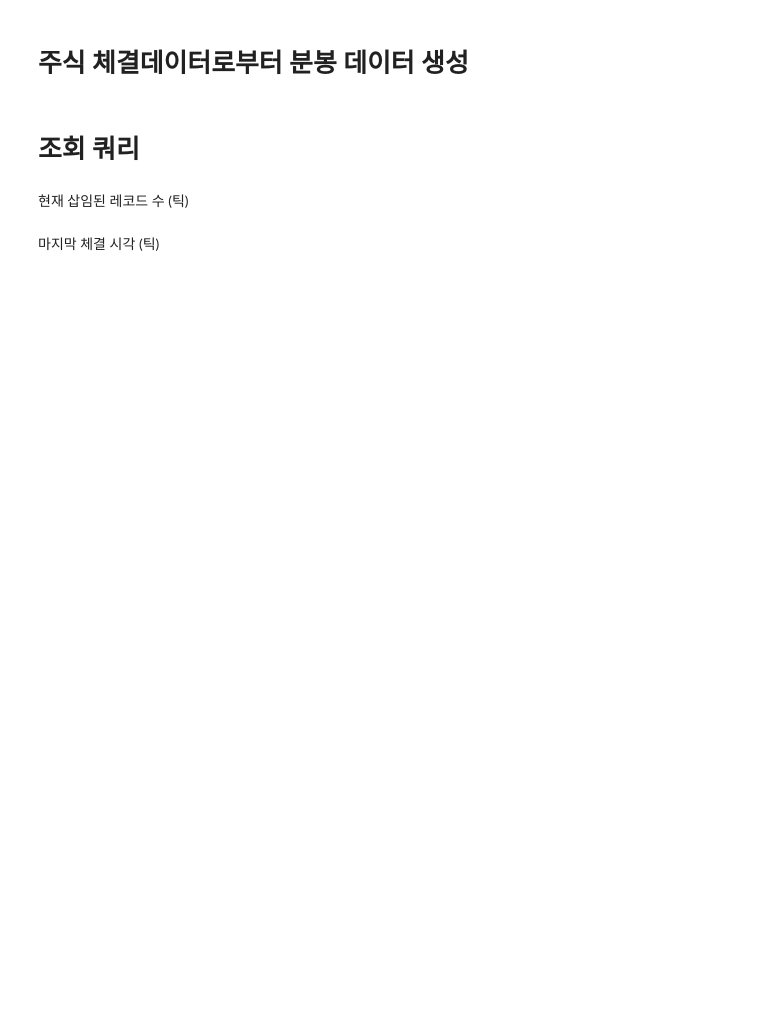
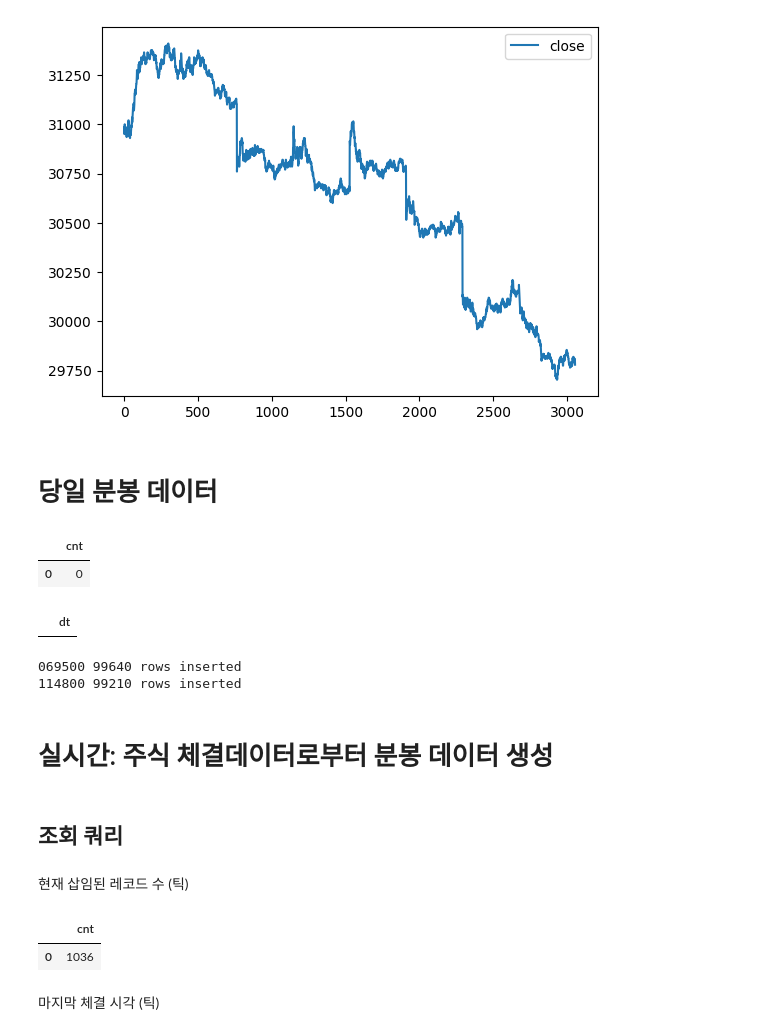
Before and after one commit to jangmino/AIFT2022, a Jupyter notebook: jupyter/data_provider_scratch.ipynb, the cells around one changed output. Drawn from its saved outputs; the diff is of its cells as text; code cells hidden in the pictures; blank space fills up the shorter version.

Commit message:
data_provider 디버깅 노트북 및 .gitignore

```diff
--- a/jupyter/data_provider_scratch.ipynb
+++ b/jupyter/data_provider_scratch.ipynb
@@ -30,0 +18,2 @@ os.path.join(work_path, config_db['database'])
+# %%
+cm = ConfigManager('../config/.config.xml')
@@ -41 +42,3 @@ provider_ = MinuteChartDataProvider(db_path=os.path.join(work_path, config_db['d
+# %%
+history_provider = MinuteChartDataProvider.Factory(cm, tag='history')
 # %%
@@ -69,2 +50,6 @@ history_df = minute_data_provider1.query(f'select * from {minute_data_provider1.
+# %%
+history_minute_dic = history_provider.get_history_from_ndays_ago(n_days=14)
+# %%
+history_df = history_minute_dic['069500']
 # %%
 history_df
@@ -70,0 +71,7 @@ history_df
+# %%
+if len(history_df) > 0:
+  history_df.plot(use_index=False, y='close')
+# %% [output]
+[figure, added]
+# %% [markdown]
+# 당일 분봉 데이터
@@ -70,0 +80,9 @@ history_df
+# %%
+today_minute_provider.query(f'select count(*) cnt from {today_minute_provider.table_name}')
+# %% [output]
+|  | cnt |
+| 0 | 0 |
+# %%
+today_minute_provider.query(f"SELECT dt FROM {today_minute_provider.table_name} WHERE st_code='069500' ORDER BY dt DESC LIMIT 1")
+# %% [output]
+|  | dt |
@@ -70,0 +92,8 @@ history_df
+# %%
+for st_code, csv_path in tqdm(csv_paths[:2]):
+  df = pd.read_csv(csv_path, dtype={'체결시간':str})
+  num_inserted = today_minute_provider.insert_raw_dataframe_data(df, st_code)
+  print(f'{st_code} {num_inserted} rows inserted')
+# %% [output]
+069500 99640 rows inserted
+114800 99210 rows inserted
@@ -73,5 +106,5 @@ history_df.query('st_code=="069500"').plot(x='dt', y='close')
 # %% [markdown]
-# 주식 체결데이터로부터 분봉 데이터 생성
+# 실시간: 주식 체결데이터로부터 분봉 데이터 생성
 # %%
 sample_file_path = r'..\data\주식체결_sample.txt'
 p = re.compile(r".*([{]'code.*[}])")
@@ -86,8 +119,11 @@ with open(sample_file_path, 'r', encoding='utf8') as f:
 # %% [markdown]
-# 조회 쿼리
+## 조회 쿼리
 # %% [markdown]
 현재 삽임된 레코드 수 (틱)
 # %%
-provider.query('SELECT count(*) cnt FROM today_in_ticks')
+rt_provider.query(f'SELECT count(*) cnt FROM {rt_provider.table_name}')
+# %% [output]
+|  | cnt |
+| 0 | 1036 |
 # %% [markdown]
 마지막 체결 시각 (틱)
```
Also changed, not shown: parts of 35 cells of this notebook, 1 other file.
